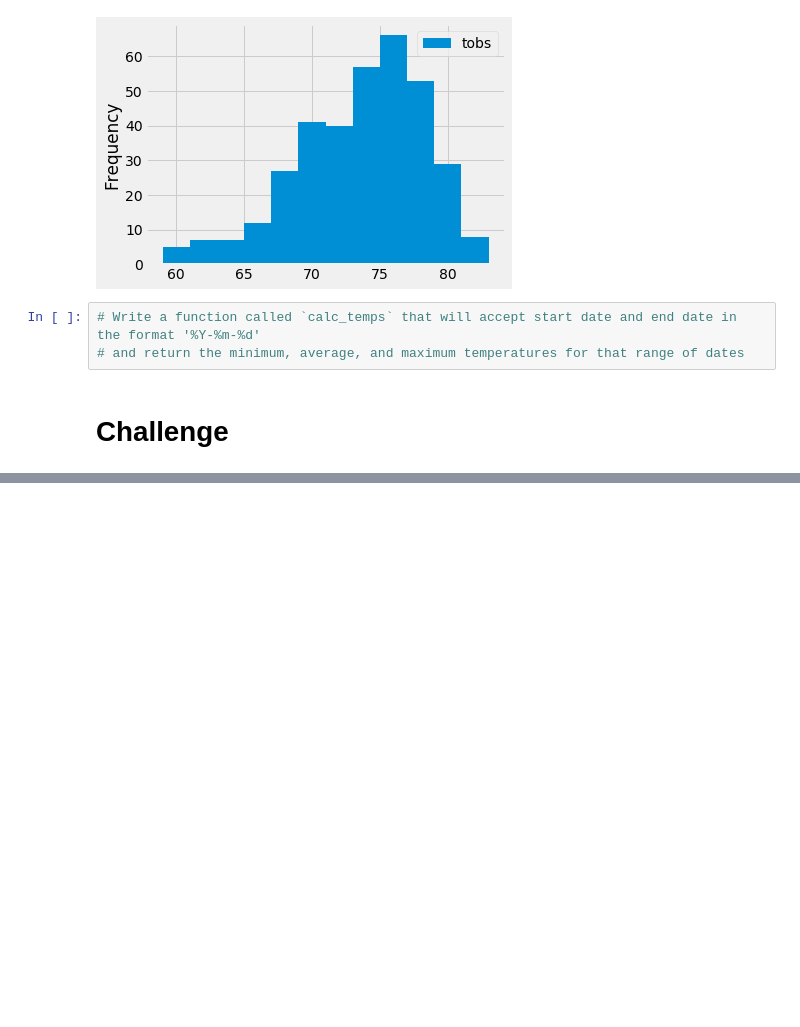
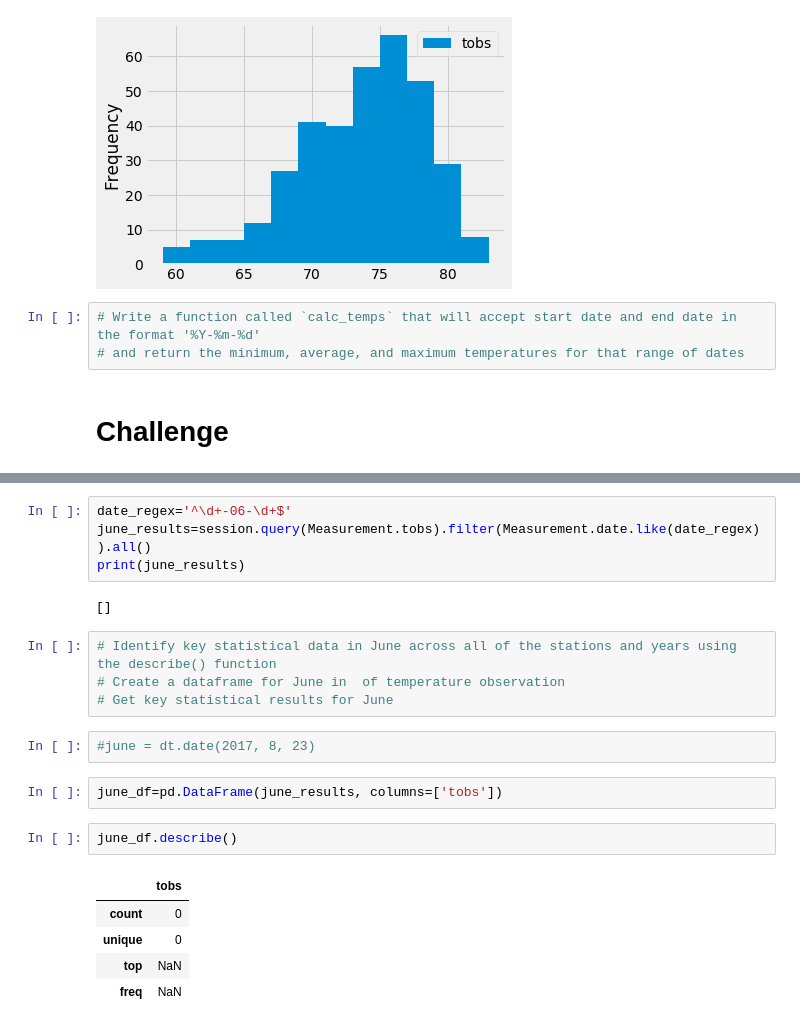
Before and after one commit to emmysobieski/climate_analysis, a Jupyter notebook: climate_analysis.ipynb, the cells around one changed output, grey strips where cells are left out. Saved outputs shown, nothing was run; the diff lists cells and outputs as text; blank space fills up the shorter version.

```diff
--- a/climate_analysis.ipynb
+++ b/climate_analysis.ipynb
@@ -127,0 +170,22 @@ plt.tight_layout()
+# %%
+date_regex='^\d+-06-\d+$'
+june_results=session.query(Measurement.tobs).filter(Measurement.date.like(date_regex)).all()
+print(june_results)
+# %% [output]
+[]
+# %%
+# Identify key statistical data in June across all of the stations and years using the describe() function
+# Create a dataframe for June in  of temperature observation
+# Get key statistical results for June
+# %%
+#june = dt.date(2017, 8, 23)
+# %%
+june_df=pd.DataFrame(june_results, columns=['tobs'])
+# %%
+june_df.describe()
+# %% [output]
+|  | tobs |
+| count | 0 |
+| unique | 0 |
+| top | NaN |
+| freq | NaN |
```
Also changed, not shown: parts of 5 cells of this notebook, 1 other file.
